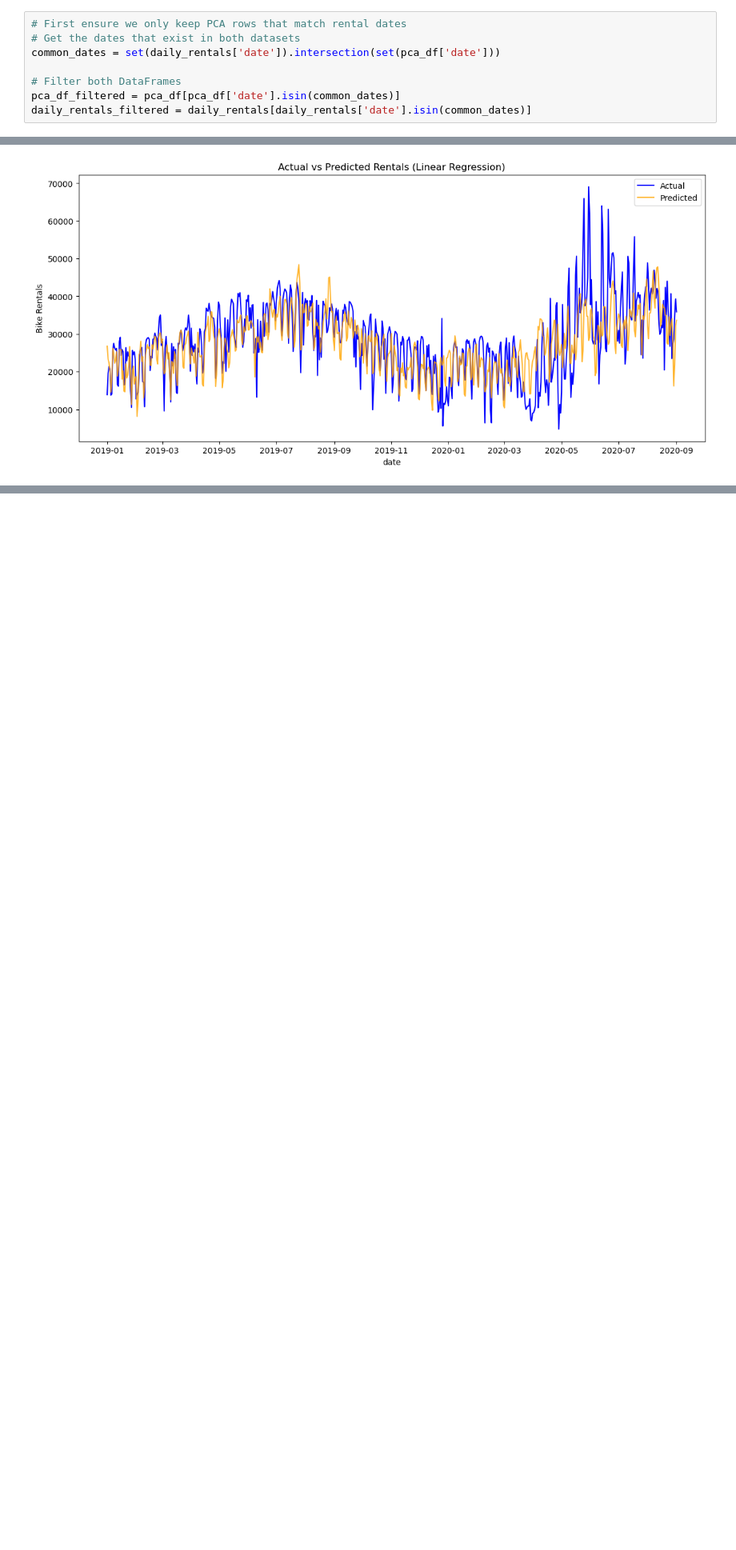
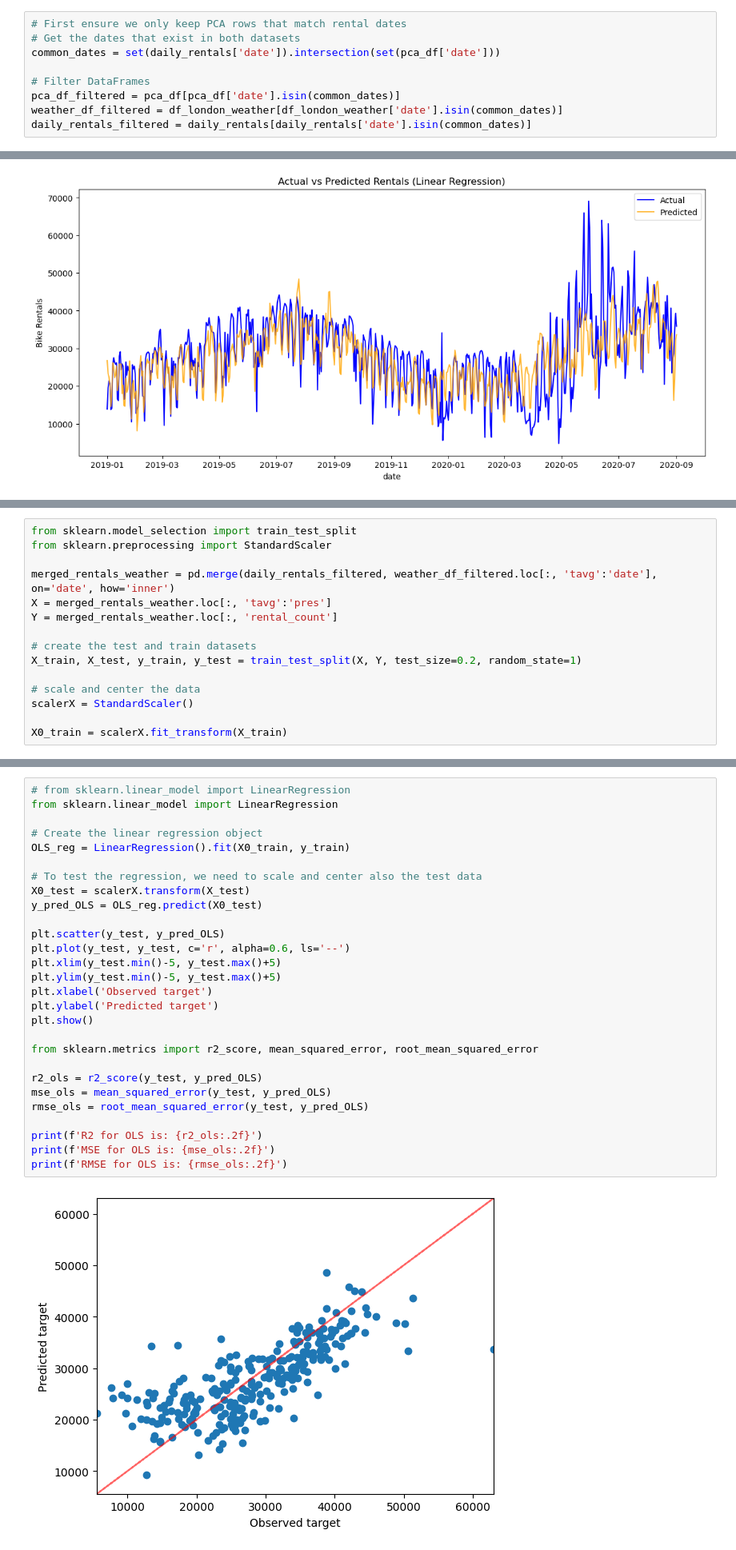
Before and after one commit to LotsAr/DataDrivenProject, a Jupyter notebook: ProjectCode.ipynb, the cells around one changed output, grey strips where cells are left out. Shown at 80% size. Cells and saved outputs as stored; diff of their text form; blank space fills up the shorter version.

Commit message:
Added different kinds of regressions as we saw during class

```diff
--- a/ProjectCode.ipynb
+++ b/ProjectCode.ipynb
@@ -304,8 +299,9 @@ pca_df['date'] = pd.to_datetime(df_london_weather['date']).dt.date
 # Get the dates that exist in both datasets
 common_dates = set(daily_rentals['date']).intersection(set(pca_df['date']))
 
-# Filter both DataFrames
+# Filter DataFrames
 pca_df_filtered = pca_df[pca_df['date'].isin(common_dates)]
+weather_df_filtered = df_london_weather[df_london_weather['date'].isin(common_dates)]
 daily_rentals_filtered = daily_rentals[daily_rentals['date'].isin(common_dates)]
 # %%
 # Merge on 'date'
@@ -573,0 +573,15 @@ Suspicious Coefficients:
+# %%
+from sklearn.model_selection import train_test_split
+from sklearn.preprocessing import StandardScaler
+
+merged_rentals_weather = pd.merge(daily_rentals_filtered, weather_df_filtered.loc[:, 'tavg':'date'], on='date', how='inner')
+X = merged_rentals_weather.loc[:, 'tavg':'pres']
+Y = merged_rentals_weather.loc[:, 'rental_count']
+
+# create the test and train datasets
+X_train, X_test, y_train, y_test = train_test_split(X, Y, test_size=0.2, random_state=1)
+
+# scale and center the data
+scalerX = StandardScaler()
+
+X0_train = scalerX.fit_transform(X_train)
@@ -573,0 +596,30 @@ Suspicious Coefficients:
+# %%
+# from sklearn.linear_model import LinearRegression
+from sklearn.linear_model import LinearRegression
+
+# Create the linear regression object
+OLS_reg = LinearRegression().fit(X0_train, y_train)
+
+# To test the regression, we need to scale and center also the test data
+X0_test = scalerX.transform(X_test)
+y_pred_OLS = OLS_reg.predict(X0_test)
+
+plt.scatter(y_test, y_pred_OLS)
+plt.plot(y_test, y_test, c='r', alpha=0.6, ls='--')
+plt.xlim(y_test.min()-5, y_test.max()+5)
+plt.ylim(y_test.min()-5, y_test.max()+5)
+plt.xlabel('Observed target')
+plt.ylabel('Predicted target')
+plt.show()
+
+from sklearn.metrics import r2_score, mean_squared_error, root_mean_squared_error
+
+r2_ols = r2_score(y_test, y_pred_OLS)
+mse_ols = mean_squared_error(y_test, y_pred_OLS)
+rmse_ols = root_mean_squared_error(y_test, y_pred_OLS)
+
+print(f'R2 for OLS is: {r2_ols:.2f}')
+print(f'MSE for OLS is: {mse_ols:.2f}')
+print(f'RMSE for OLS is: {rmse_ols:.2f}')
+# %% [output]
+[figure, added]
```
Also changed, not shown: parts of 21 cells of this notebook.
